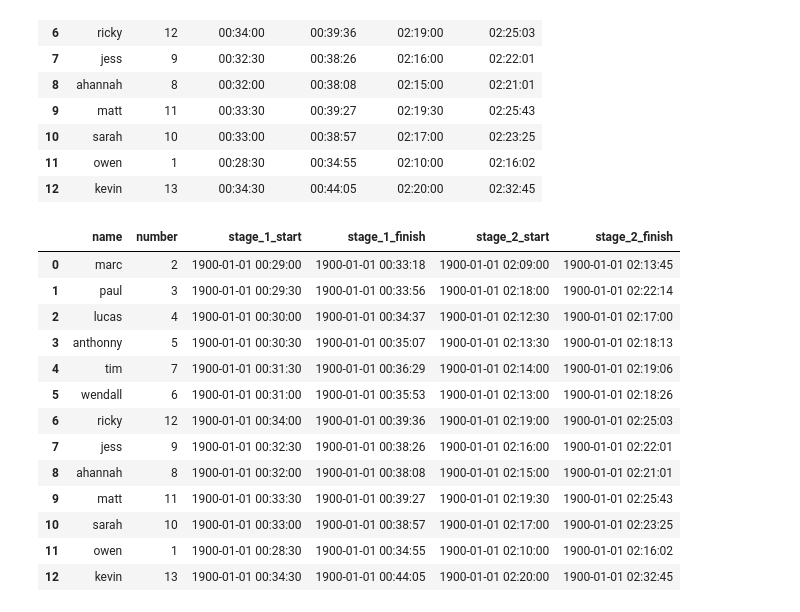
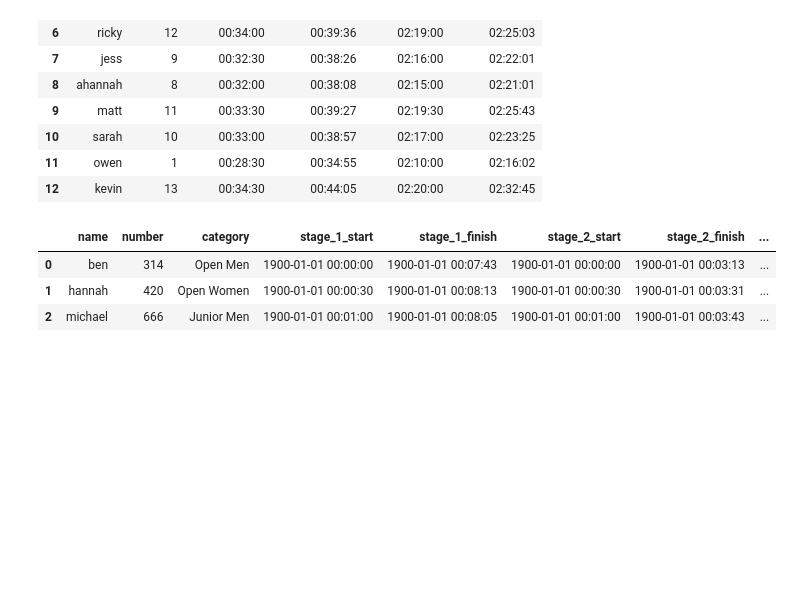
Before and after one commit to dbemerydt/abq_enduro, a Jupyter notebook: compute_results.ipynb, the cells around one changed output. Drawn from its saved outputs; the diff is of its cells as text; code cells hidden in the pictures; blank space fills up the shorter version.

```diff
--- a/compute_results.ipynb
+++ b/compute_results.ipynb
@@ -20,27 +20,20 @@ raw_results
 | 11 | owen | 1 | 00:28:30 | 00:34:55 | 02:10:00 | 02:16:02 |
 | 12 | kevin | 13 | 00:34:30 | 00:44:05 | 02:20:00 | 02:32:45 |
 # %%
-num_stages = 2
-df = raw_results.copy()
+num_stages = 3
+df = pd.read_csv('example_input-rider_list.csv')
 for i in range(1,num_stages+1):
-    df['stage_'+str(i)+'_start'] = pd.to_datetime(df['stage_'+str(i)+'_start'],format='%H:%M:%S')
-    df['stage_'+str(i)+'_finish'] = pd.to_datetime(df['stage_'+str(i)+'_finish'],format='%H:%M:%S')
+    stage = pd.read_csv('example_input-stage'+str(i)+'.csv')
+    stage.columns = ['number','stage_'+str(i)+'_start','stage_'+str(i)+'_finish']
+    stage['stage_'+str(i)+'_start'] = pd.to_datetime(stage['stage_'+str(i)+'_start'],format='%H:%M:%S')
+    stage['stage_'+str(i)+'_finish'] = pd.to_datetime(stage['stage_'+str(i)+'_finish'],format='%H:%M:%S')
+    df = pd.merge(df,stage,on='number')
 df
 # %% [output]
-|  | name | number | stage_1_start | stage_1_finish | stage_2_start | stage_2_finish |
-| 0 | marc | 2 | 1900-01-01 00:29:00 | 1900-01-01 00:33:18 | 1900-01-01 02:09:00 | 1900-01-01 02:13:45 |
-| 1 | paul | 3 | 1900-01-01 00:29:30 | 1900-01-01 00:33:56 | 1900-01-01 02:18:00 | 1900-01-01 02:22:14 |
-| 2 | lucas | 4 | 1900-01-01 00:30:00 | 1900-01-01 00:34:37 | 1900-01-01 02:12:30 | 1900-01-01 02:17:00 |
-| 3 | anthonny | 5 | 1900-01-01 00:30:30 | 1900-01-01 00:35:07 | 1900-01-01 02:13:30 | 1900-01-01 02:18:13 |
-| 4 | tim | 7 | 1900-01-01 00:31:30 | 1900-01-01 00:36:29 | 1900-01-01 02:14:00 | 1900-01-01 02:19:06 |
-| 5 | wendall | 6 | 1900-01-01 00:31:00 | 1900-01-01 00:35:53 | 1900-01-01 02:13:00 | 1900-01-01 02:18:26 |
-| 6 | ricky | 12 | 1900-01-01 00:34:00 | 1900-01-01 00:39:36 | 1900-01-01 02:19:00 | 1900-01-01 02:25:03 |
-| 7 | jess | 9 | 1900-01-01 00:32:30 | 1900-01-01 00:38:26 | 1900-01-01 02:16:00 | 1900-01-01 02:22:01 |
-| 8 | ahannah | 8 | 1900-01-01 00:32:00 | 1900-01-01 00:38:08 | 1900-01-01 02:15:00 | 1900-01-01 02:21:01 |
-| 9 | matt | 11 | 1900-01-01 00:33:30 | 1900-01-01 00:39:27 | 1900-01-01 02:19:30 | 1900-01-01 02:25:43 |
-| 10 | sarah | 10 | 1900-01-01 00:33:00 | 1900-01-01 00:38:57 | 1900-01-01 02:17:00 | 1900-01-01 02:23:25 |
-| 11 | owen | 1 | 1900-01-01 00:28:30 | 1900-01-01 00:34:55 | 1900-01-01 02:10:00 | 1900-01-01 02:16:02 |
-| 12 | kevin | 13 | 1900-01-01 00:34:30 | 1900-01-01 00:44:05 | 1900-01-01 02:20:00 | 1900-01-01 02:32:45 |
+|  | name | number | category | stage_1_start | stage_1_finish | stage_2_start | stage_2_finish | ... |
+| 0 | ben | 314 | Open Men | 1900-01-01 00:00:00 | 1900-01-01 00:07:43 | 1900-01-01 00:00:00 | 1900-01-01 00:03:13 | ... |
+| 1 | hannah | 420 | Open Women | 1900-01-01 00:00:30 | 1900-01-01 00:08:13 | 1900-01-01 00:00:30 | 1900-01-01 00:03:31 | ... |
+| 2 | michael | 666 | Junior Men | 1900-01-01 00:01:00 | 1900-01-01 00:08:05 | 1900-01-01 00:01:00 | 1900-01-01 00:03:43 | ... |
 # %%
 for i in range(1,num_stages+1):
     df['stage_'+str(i)+'_time'] = df['stage_'+str(i)+'_finish'] - df['stage_'+str(i)+'_start']
```
Also changed, not shown: parts of 7 cells of this notebook, 11 other files.
